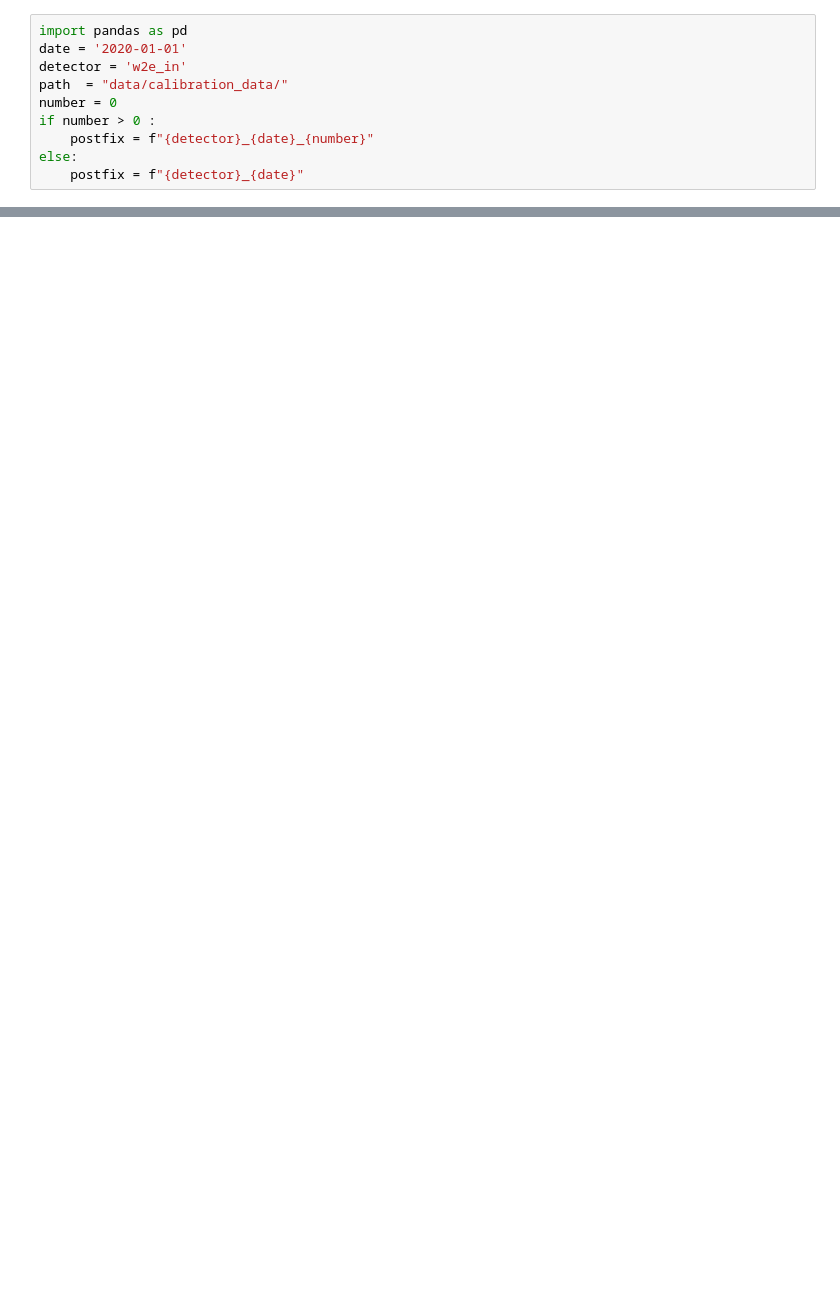
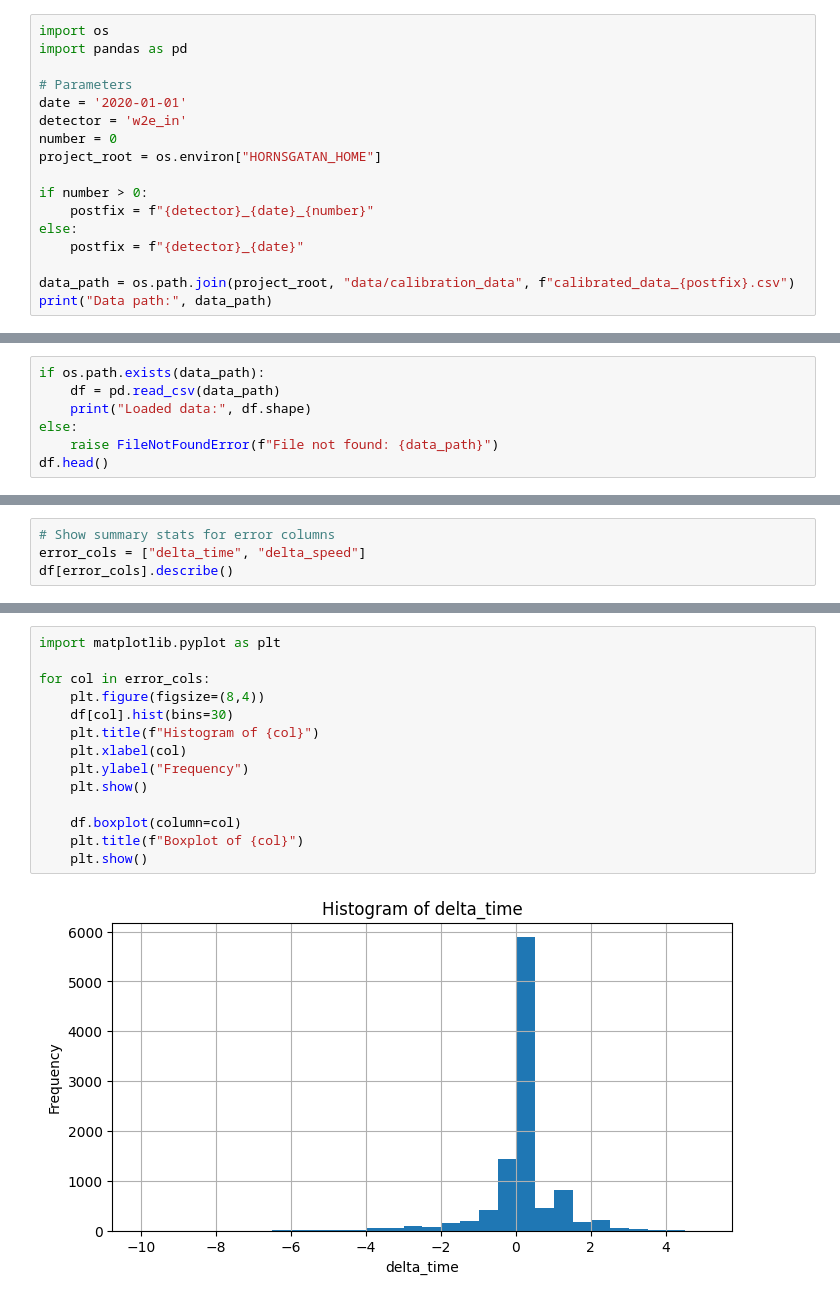
Before and after one commit to SiddharthVenkataraman/Hornsgatan, a Jupyter notebook: notebook/analysis_calibration.ipynb, the cells around one changed output, grey strips where cells are left out. Cells and saved outputs as stored; diff of their text form; blank space fills up the shorter version.

Commit message:
change all project structure

```diff
--- a/notebook/analysis_calibration.ipynb
+++ b/notebook/analysis_calibration.ipynb
@@ -10,10 +10,17 @@ Current directory: /home/kaveh/projects/Hornsgatan
 # %%
+import os
 import pandas as pd
+
+# Parameters
 date = '2020-01-01'
 detector = 'w2e_in'
-path  = "data/calibration_data/"
 number = 0
-if number > 0 :
+project_root = os.environ["HORNSGATAN_HOME"]
+
+if number > 0:
     postfix = f"{detector}_{date}_{number}"
 else:
     postfix = f"{detector}_{date}"
+
+data_path = os.path.join(project_root, "data/calibration_data", f"calibrated_data_{postfix}.csv")
+print("Data path:", data_path)
@@ -45,0 +29,7 @@ np.float64(75.53999996185303)
+# %%
+if os.path.exists(data_path):
+    df = pd.read_csv(data_path)
+    print("Loaded data:", df.shape)
+else:
+    raise FileNotFoundError(f"File not found: {data_path}")
+df.head()
@@ -45,0 +44,4 @@ np.float64(75.53999996185303)
+# %%
+# Show summary stats for error columns
+error_cols = ["delta_time", "delta_speed"]
+df[error_cols].describe()
@@ -45,0 +58,16 @@ np.float64(75.53999996185303)
+# %%
+import matplotlib.pyplot as plt
+
+for col in error_cols:
+    plt.figure(figsize=(8,4))
+    df[col].hist(bins=30)
+    plt.title(f"Histogram of {col}")
+    plt.xlabel(col)
+    plt.ylabel("Frequency")
+    plt.show()
+
+    df.boxplot(column=col)
+    plt.title(f"Boxplot of {col}")
+    plt.show()
+# %% [output]
+[figure, added]
```
Also changed, not shown: parts of 29 cells of this notebook, 29 other files.
